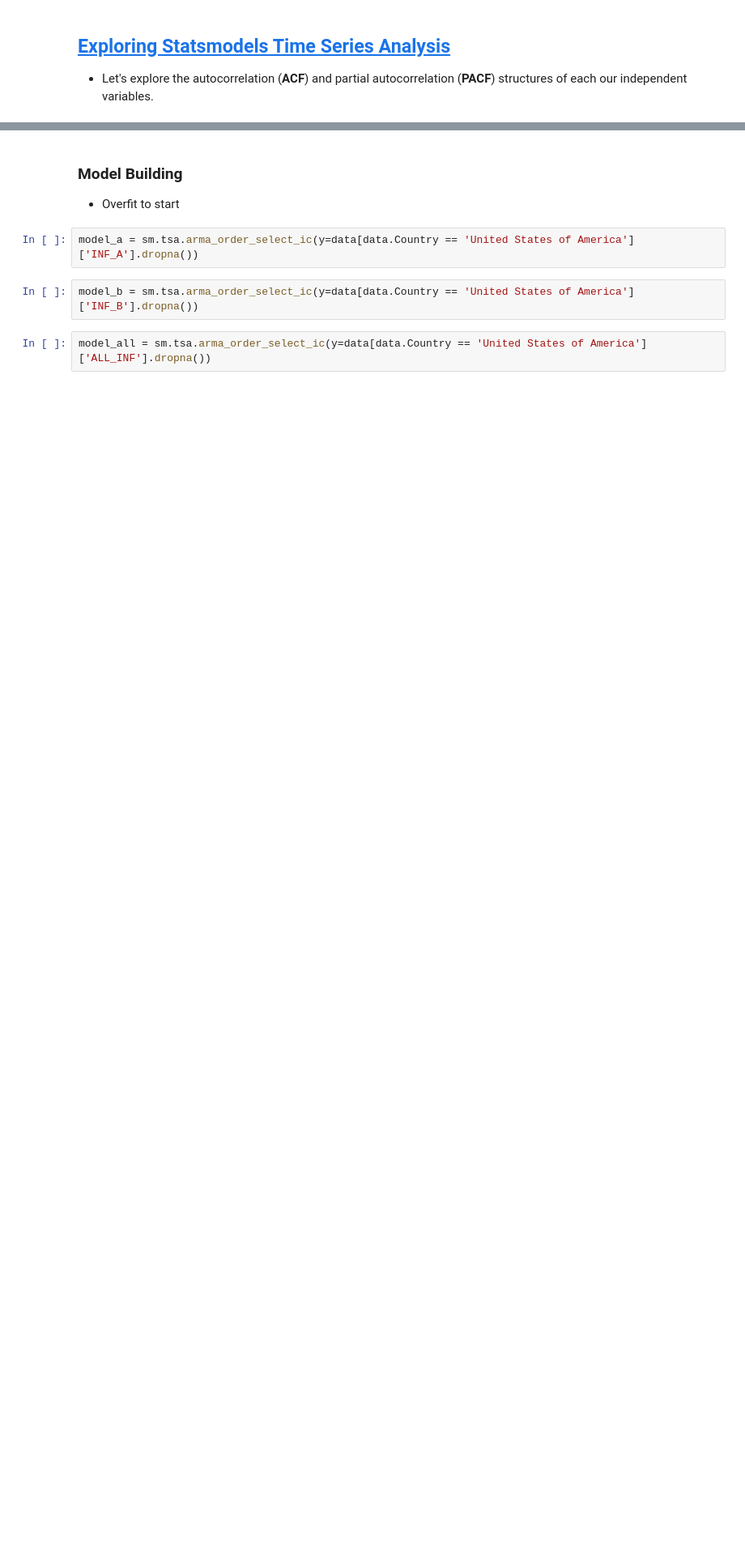
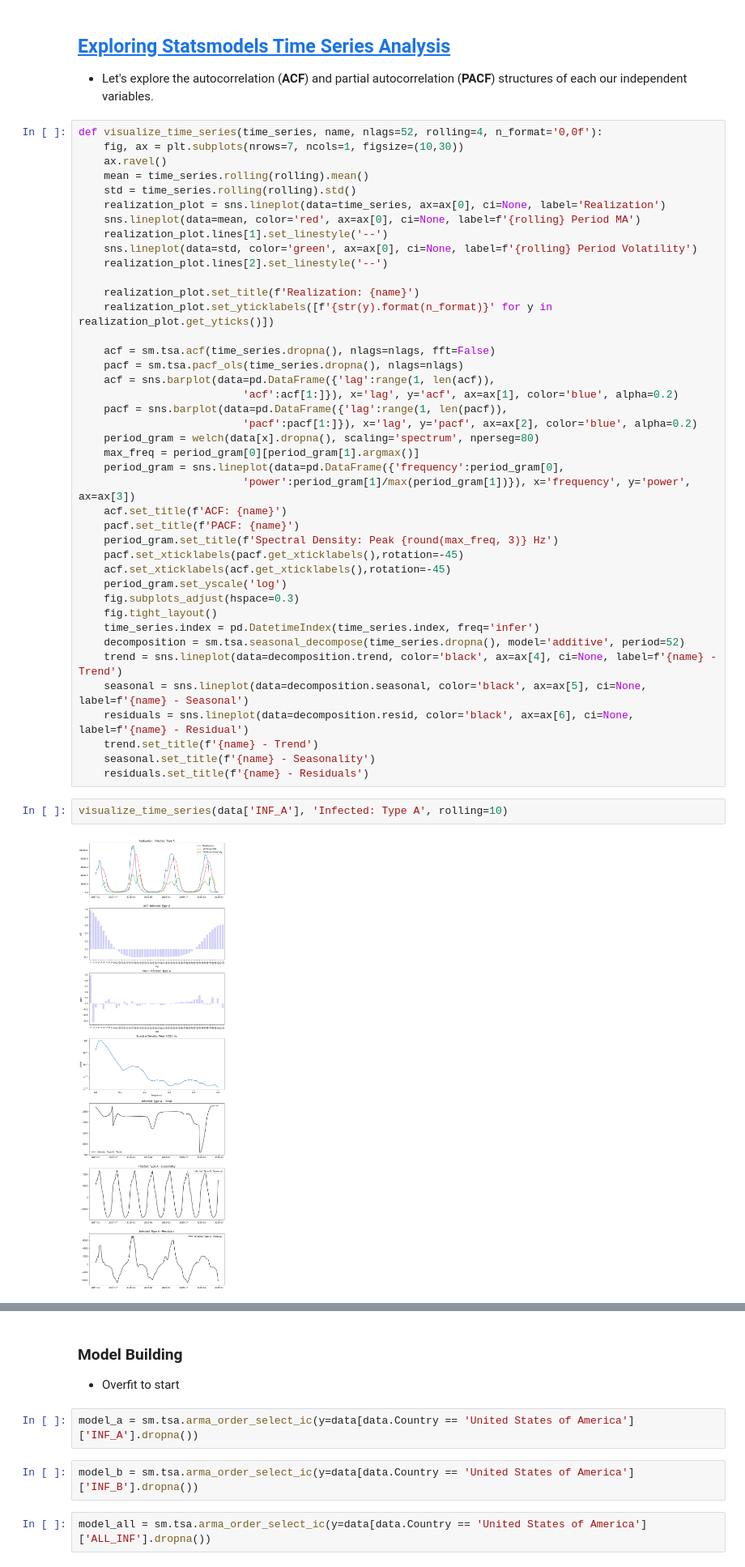
Before and after one commit to sterlingbeason/MSDS-7333-QTW, a Jupyter notebook: Case_Study_4/Case Study 4.ipynb, the cells around one changed output, grey strips where cells are left out. Shown at 81% size. Cells and saved outputs as stored; diff of their text form; blank space fills up the shorter version.

```diff
--- a/Case_Study_4/Case Study 4.ipynb
+++ b/Case_Study_4/Case Study 4.ipynb
@@ -81,6 +89,51 @@ ALL_INF2
 ## [Exploring Statsmodels Time Series Analysis]('https://www.statsmodels.org/stable/tsa.html')
 
 - Let's explore the autocorrelation (**ACF**) and partial autocorrelation (**PACF**) structures of each our independent variables.
+# %%
+def visualize_time_series(time_series, name, nlags=52, rolling=4, n_format='0,0f'):
+    fig, ax = plt.subplots(nrows=7, ncols=1, figsize=(10,30))
+    ax.ravel()
+    mean = time_series.rolling(rolling).mean()
+    std = time_series.rolling(rolling).std()
+    realization_plot = sns.lineplot(data=time_series, ax=ax[0], ci=None, label='Realization')
+    sns.lineplot(data=mean, color='red', ax=ax[0], ci=None, label=f'{rolling} Period MA')
+    realization_plot.lines[1].set_linestyle('--')
+    sns.lineplot(data=std, color='green', ax=ax[0], ci=None, label=f'{rolling} Period Volatility')
+    realization_plot.lines[2].set_linestyle('--')
+
+    realization_plot.set_title(f'Realization: {name}')
+    realization_plot.set_yticklabels([f'{str(y).format(n_format)}' for y in realization_plot.get_yticks()])
+
+    acf = sm.tsa.acf(time_series.dropna(), nlags=nlags, fft=False)
+    pacf = sm.tsa.pacf_ols(time_series.dropna(), nlags=nlags)
+    acf = sns.barplot(data=pd.DataFrame({'lag':range(1, len(acf)),
+                          'acf':acf[1:]}), x='lag', y='acf', ax=ax[1], color='blue', alpha=0.2)
+    pacf = sns.barplot(data=pd.DataFrame({'lag':range(1, len(pacf)),
+                          'pacf':pacf[1:]}), x='lag', y='pacf', ax=ax[2], color='blue', alpha=0.2)
+    period_gram = welch(data[x].dropna(), scaling='spectrum', nperseg=80)
+    max_freq = period_gram[0][period_gram[1].argmax()]
+    period_gram = sns.lineplot(data=pd.DataFrame({'frequency':period_gram[0],
+                          'power':period_gram[1]/max(period_gram[1])}), x='frequency', y='power', ax=ax[3])
+    acf.set_title(f'ACF: {name}')
+    pacf.set_title(f'PACF: {name}')
+    period_gram.set_title(f'Spectral Density: Peak {round(max_freq, 3)} Hz')
+    pacf.set_xticklabels(pacf.get_xticklabels(),rotation=-45)
+    acf.set_xticklabels(acf.get_xticklabels(),rotation=-45)
+    period_gram.set_yscale('log')
+    fig.subplots_adjust(hspace=0.3)
+    fig.tight_layout()
+    time_series.index = pd.DatetimeIndex(time_series.index, freq='infer')
+    decomposition = sm.tsa.seasonal_decompose(time_series.dropna(), model='additive', period=52)
+    trend = sns.lineplot(data=decomposition.trend, color='black', ax=ax[4], ci=None, label=f'{name} - Trend')
+    seasonal = sns.lineplot(data=decomposition.seasonal, color='black', ax=ax[5], ci=None, label=f'{name} - Seasonal')
+    residuals = sns.lineplot(data=decomposition.resid, color='black', ax=ax[6], ci=None, label=f'{name} - Residual')
+    trend.set_title(f'{name} - Trend')
+    seasonal.set_title(f'{name} - Seasonality')
+    residuals.set_title(f'{name} - Residuals')
+# %%
+visualize_time_series(data['INF_A'], 'Infected: Type A', rolling=10)
+# %% [output]
+[figure, added]
 # %%
 display_cols = ['INF_A', 'INF_B', 'ALL_INF']
 fig, ax = plt.subplots(ncols=3, nrows=len(display_cols), figsize=(30,20))
```
Also changed, not shown: parts of 3 cells of this notebook.
